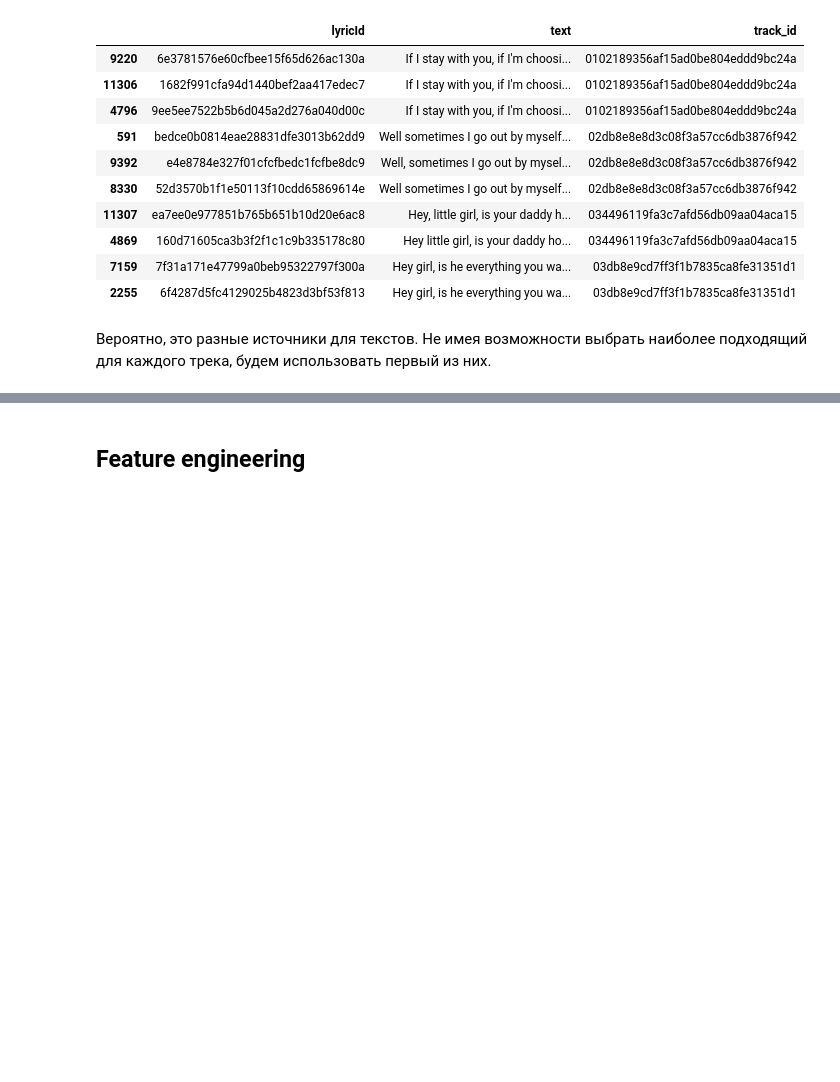
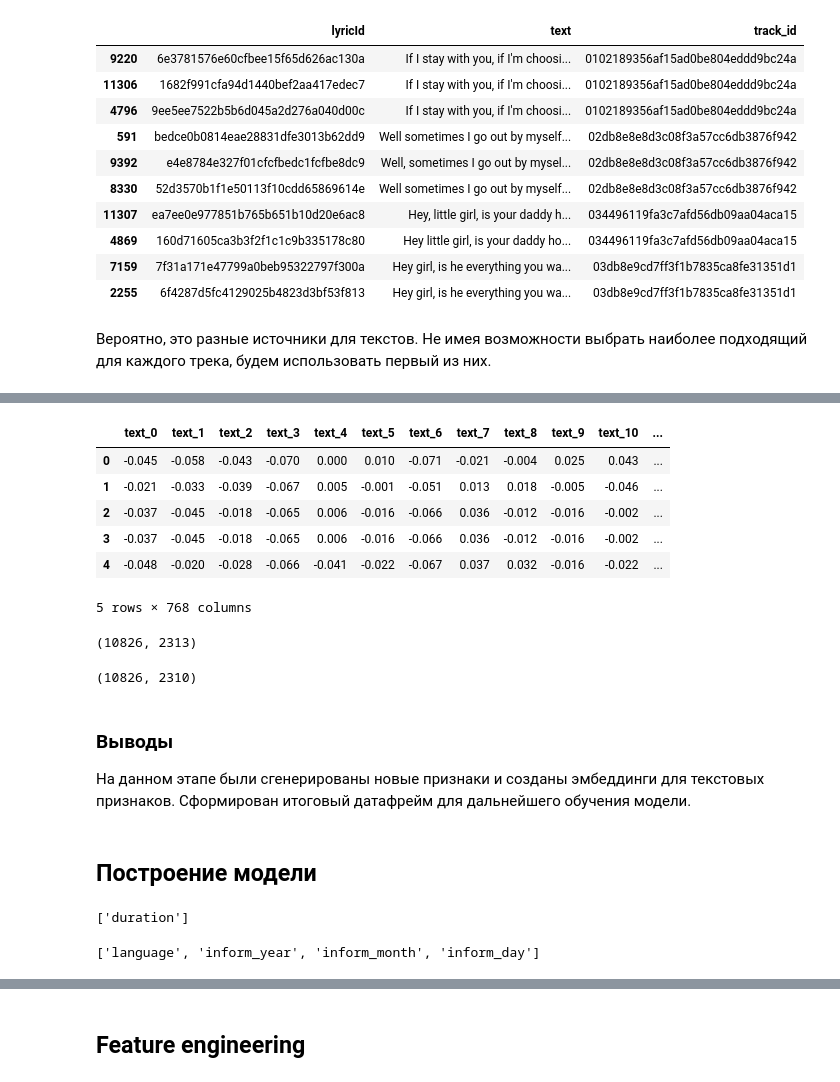
Before and after one commit to Akarinokadze/yandex_music, a Jupyter notebook: notebooks/yandex_music.ipynb, the cells around one changed output, grey strips where cells are left out. Cells and saved outputs as stored; diff of their text form; code cells hidden in the pictures; blank space fills up the shorter version.

```diff
--- a/notebooks/yandex_music.ipynb
+++ b/notebooks/yandex_music.ipynb
@@ -326,0 +747,5 @@ lyrics[(lyrics['track_id'].duplicated(keep=False) == True) &
+# %%
+%%time
+sentences = df['text'].to_list()
+
+text_embeddings = model.encode(sentences)
@@ -326,0 +757,51 @@ lyrics[(lyrics['track_id'].duplicated(keep=False) == True) &
+# %%
+# переименовываем столбцы
+text_emb_df = text_emb_df.add_prefix('text_')
+text_emb_df.head()
+# %% [output]
+|  | text_0 | text_1 | text_2 | text_3 | text_4 | text_5 | text_6 | text_7 | text_8 | text_9 | text_10 | ... |
+| 0 | -0.045 | -0.058 | -0.043 | -0.070 | 0.000 | 0.010 | -0.071 | -0.021 | -0.004 | 0.025 | 0.043 | ... |
+| 1 | -0.021 | -0.033 | -0.039 | -0.067 | 0.005 | -0.001 | -0.051 | 0.013 | 0.018 | -0.005 | -0.046 | ... |
+| 2 | -0.037 | -0.045 | -0.018 | -0.065 | 0.006 | -0.016 | -0.066 | 0.036 | -0.012 | -0.016 | -0.002 | ... |
+| 3 | -0.037 | -0.045 | -0.018 | -0.065 | 0.006 | -0.016 | -0.066 | 0.036 | -0.012 | -0.016 | -0.002 | ... |
+| 4 | -0.048 | -0.020 | -0.028 | -0.066 | -0.041 | -0.022 | -0.067 | 0.037 | 0.032 | -0.016 | -0.022 | ... |
+5 rows × 768 columns
+# %%
+# Объединяем новый датафрейм с исходным датафреймом
+
+df_emb_genre.reset_index(drop=True, inplace=True)
+text_emb_df.reset_index(drop=True, inplace=True)
+
+# Объединяем новый датафрейм с исходным датафреймом
+df_emb_full = pd.concat([df_emb_genre, text_emb_df], axis=1)
+df_emb_full.reset_index(drop=True, inplace=True)
+
+# проверка
+df_emb_full.shape
+# %% [output]
+(10826, 2313)
+# %%
+# Удаляем текстовые признаки
+
+df_emb_full.drop(columns=['title', 'genres', 'text'], inplace=True)
+
+# проверка
+df_emb_full.shape
+# %% [output]
+(10826, 2310)
+# %% [markdown]
+### Выводы
+
+На данном этапе были сгенерированы новые признаки и созданы эмбеддинги для текстовых признаков. Сформирован итоговый датафрейм для дальнейшего обучения модели.
+# %% [markdown]
+## Построение модели
+# %%
+numerical_features = ['duration']
+numerical_features
+# %% [output]
+['duration']
+# %%
+categorical_features = df_emb_full.select_dtypes(include=['object']).columns.to_list() + ['inform_year', 'inform_month', 'inform_day']
+categorical_features
+# %% [output]
+['language', 'inform_year', 'inform_month', 'inform_day']
```
Also changed, not shown: parts of 76 cells of this notebook, 1 other file.
